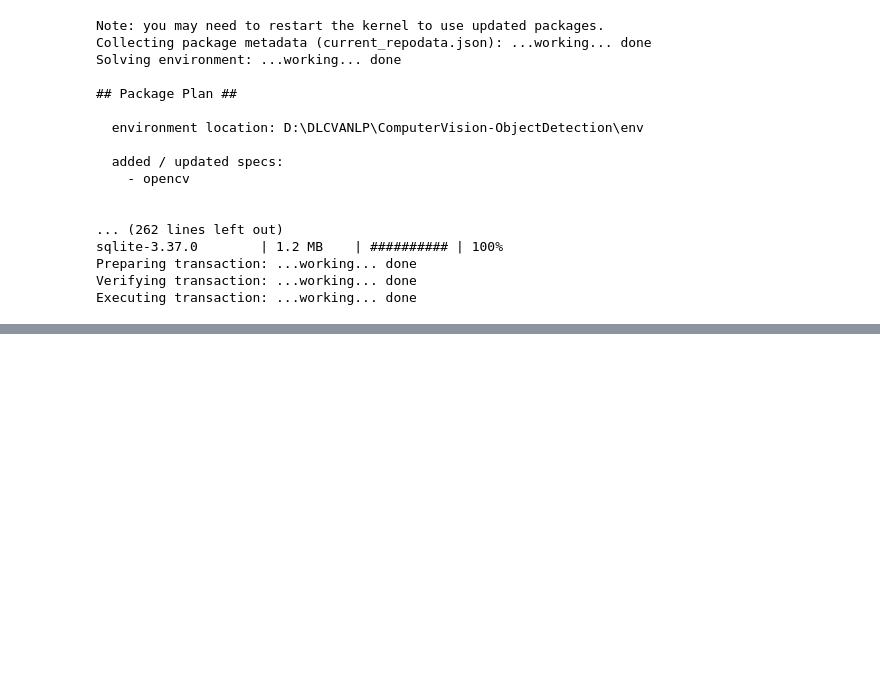
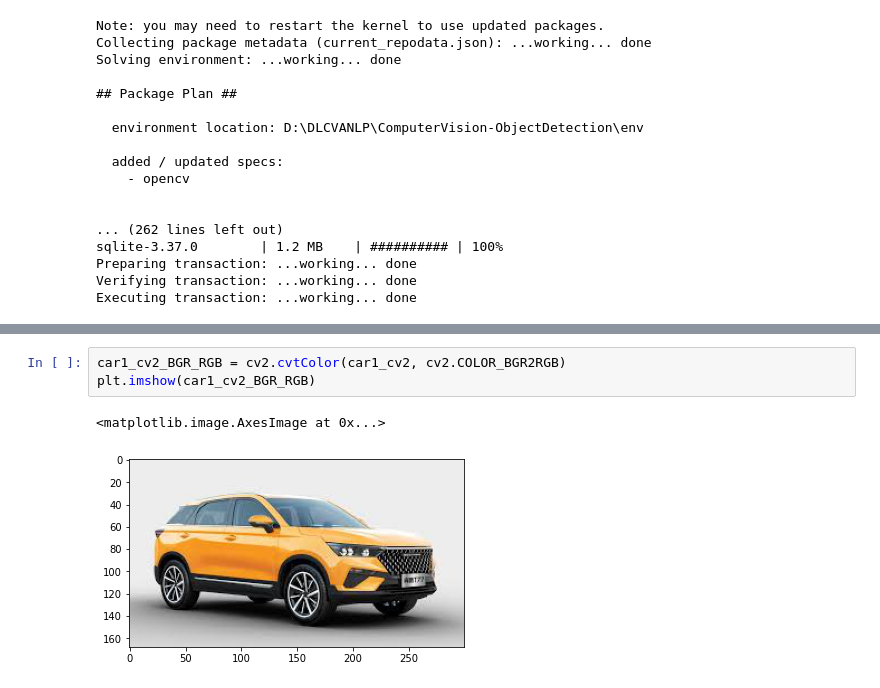
Before and after one commit to TUCchkul/ComputerVision-Object-Detection-and-Object-Tracking, a Jupyter notebook: Image-Processing/Image Understanding.ipynb, the cells around one changed output, grey strips where cells are left out. Drawn from its saved outputs; the diff is of its cells as text; blank space fills up the shorter version.

```diff
--- a/Image-Processing/Image Understanding.ipynb
+++ b/Image-Processing/Image Understanding.ipynb
@@ -22,0 +51,6 @@ Executing transaction: ...working... done
+# %%
+car1_cv2_BGR_RGB = cv2.cvtColor(car1_cv2, cv2.COLOR_BGR2RGB)
+plt.imshow(car1_cv2_BGR_RGB)
+# %% [output]
+<matplotlib.image.AxesImage at 0x...>
+[figure, added]
```
Also changed, not shown: parts of 9 cells of this notebook.
